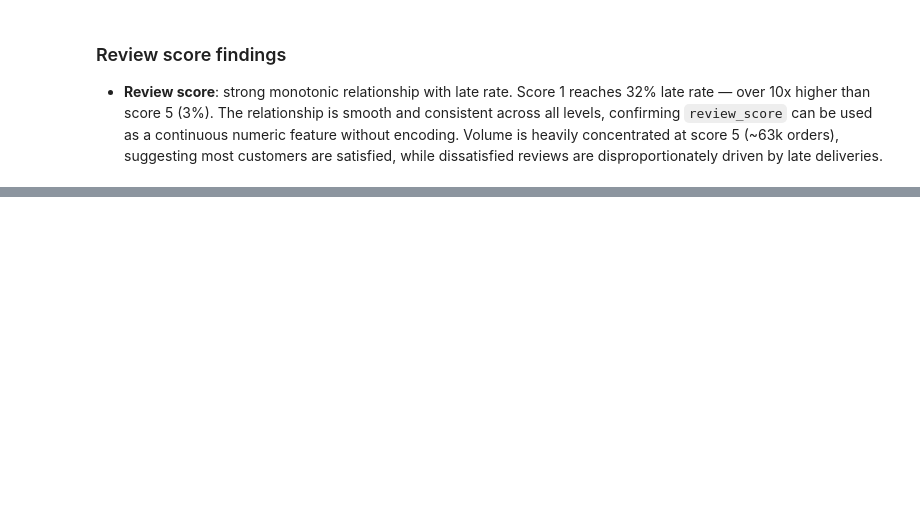
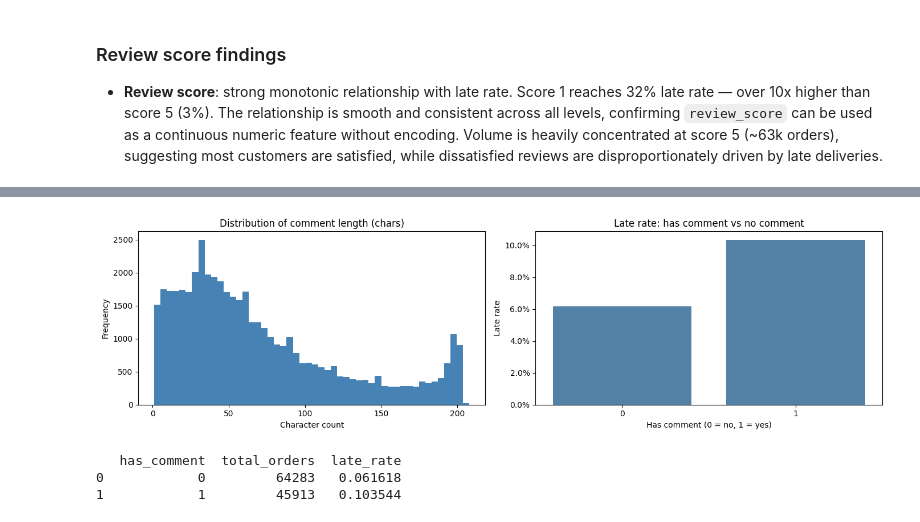
Before and after one commit to Gabverz/Logistics_optimizer, a Jupyter notebook: eda_logistics.ipynb, the cells around one changed output, grey strips where cells are left out. Drawn from its saved outputs; the diff is of its cells as text; code cells hidden in the pictures; blank space fills up the shorter version.

```diff
--- a/eda_logistics.ipynb
+++ b/eda_logistics.ipynb
@@ -835,0 +1195,46 @@ plt.show()
+# %%
+df_comments = df["review_comment_message"].dropna().copy()
+
+# Comment length distribution
+fig, axes = plt.subplots(1, 2, figsize=(14, 4))
+
+# Histogram of character length
+df_comments.str.len().plot.hist(bins=50, ax=axes[0], color="steelblue")
+axes[0].set_title("Distribution of comment length (chars)")
+axes[0].set_xlabel("Character count")
+axes[0].set_ylabel("Frequency")
+
+# Late rate: has comment vs no comment
+df["has_comment"] = df["review_comment_message"].notna().astype("Int8")
+
+comment_late = (
+    df[df["is_late"].notna()]
+    .groupby("has_comment")
+    .agg(
+        total_orders=("order_id", "count"),
+        late_rate=("is_late", "mean"),
+    )
+    .reset_index()
+)
+
+sns.barplot(
+    data=comment_late,
+    x="has_comment",
+    y="late_rate",
+    color="steelblue",
+    ax=axes[1],
+)
+axes[1].set_title("Late rate: has comment vs no comment")
+axes[1].set_xlabel("Has comment (0 = no, 1 = yes)")
+axes[1].set_ylabel("Late rate")
+axes[1].yaxis.set_major_formatter(plt.matplotlib.ticker.PercentFormatter(xmax=1))
+
+plt.tight_layout()
+plt.show()
+
+print(comment_late)
+# %% [output]
+[figure, added]
+   has_comment  total_orders  late_rate
+0            0         64283   0.061618
+1            1         45913   0.103544
```
Also changed, not shown: parts of 40 cells of this notebook, 1 other file.
